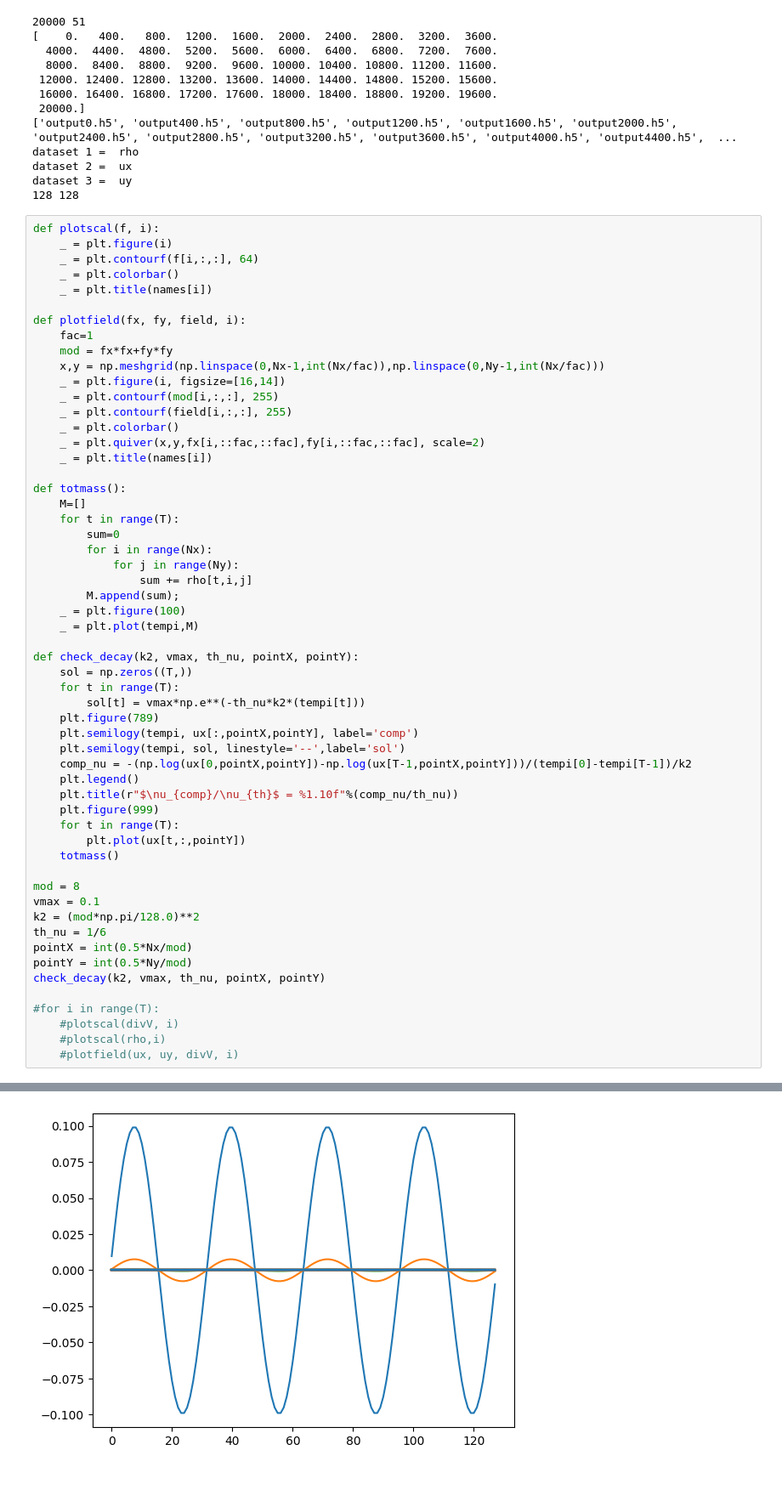
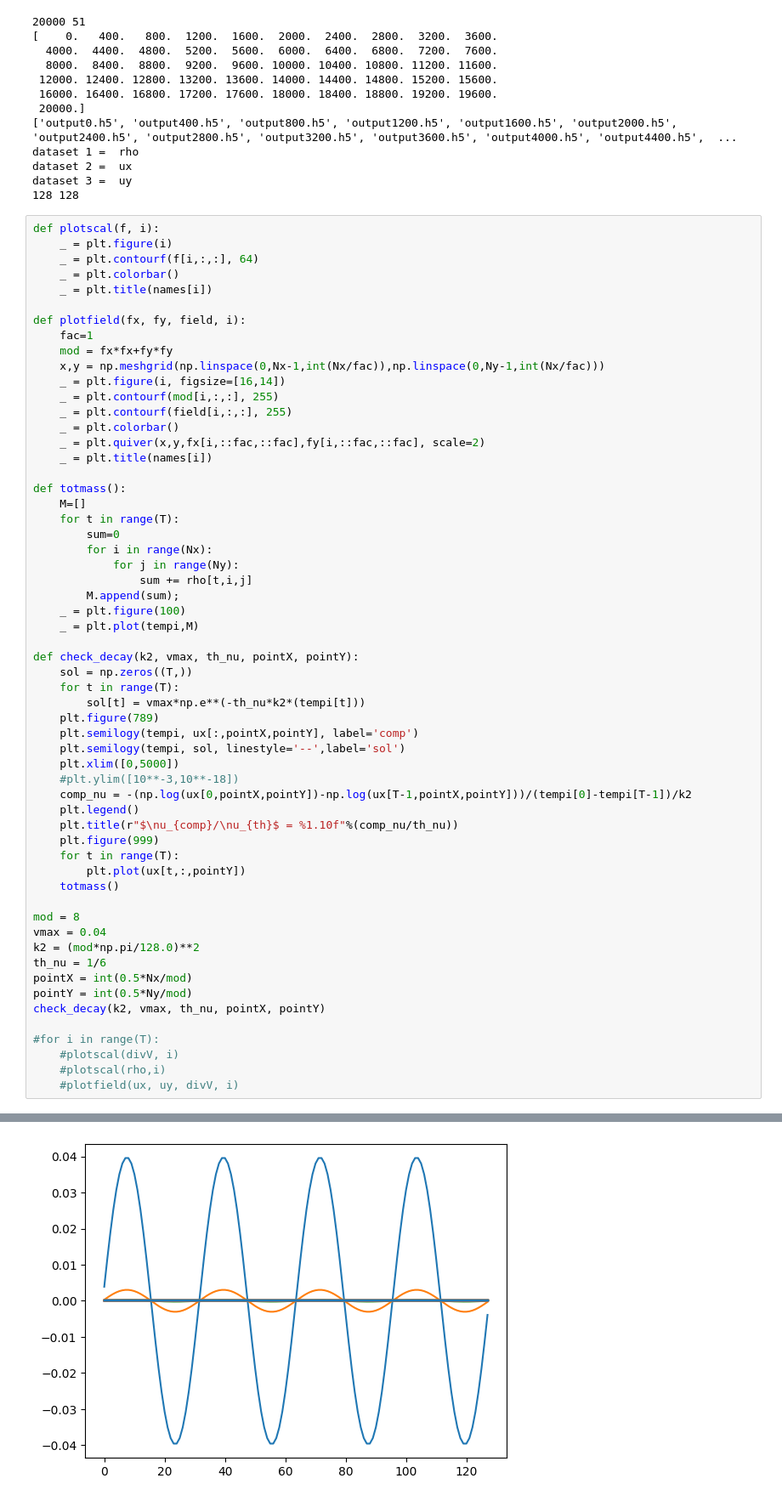
Before and after one commit to mattiamencagli/myLBcode, a Jupyter notebook: plots.ipynb, the cells around one changed output, grey strips where cells are left out. Shown at 85% size. Saved outputs shown, nothing was run; the diff lists cells and outputs as text.

```diff
--- a/plots.ipynb
+++ b/plots.ipynb
@@ -116,6 +116,8 @@ def check_decay(k2, vmax, th_nu, pointX, pointY):
     plt.figure(789)
     plt.semilogy(tempi, ux[:,pointX,pointY], label='comp')
     plt.semilogy(tempi, sol, linestyle='--',label='sol')
+    plt.xlim([0,5000])
+    #plt.ylim([10**-3,10**-18])
     comp_nu = -(np.log(ux[0,pointX,pointY])-np.log(ux[T-1,pointX,pointY]))/(tempi[0]-tempi[T-1])/k2
     plt.legend()
     plt.title(r"$\nu_{comp}/\nu_{th}$ = %1.10f"%(comp_nu/th_nu))
@@ -125,7 +127,7 @@ def check_decay(k2, vmax, th_nu, pointX, pointY):
     totmass()
 
 mod = 8
-vmax = 0.1
+vmax = 0.04
 k2 = (mod*np.pi/128.0)**2
 th_nu = 1/6
 pointX = int(0.5*Nx/mod)
@@ -141 +143 @@ check_decay(k2, vmax, th_nu, pointX, pointY)
-[figure, old version]
+[figure, new version]
```
Also changed, not shown: parts of 1 cell of this notebook, 9 other files.
